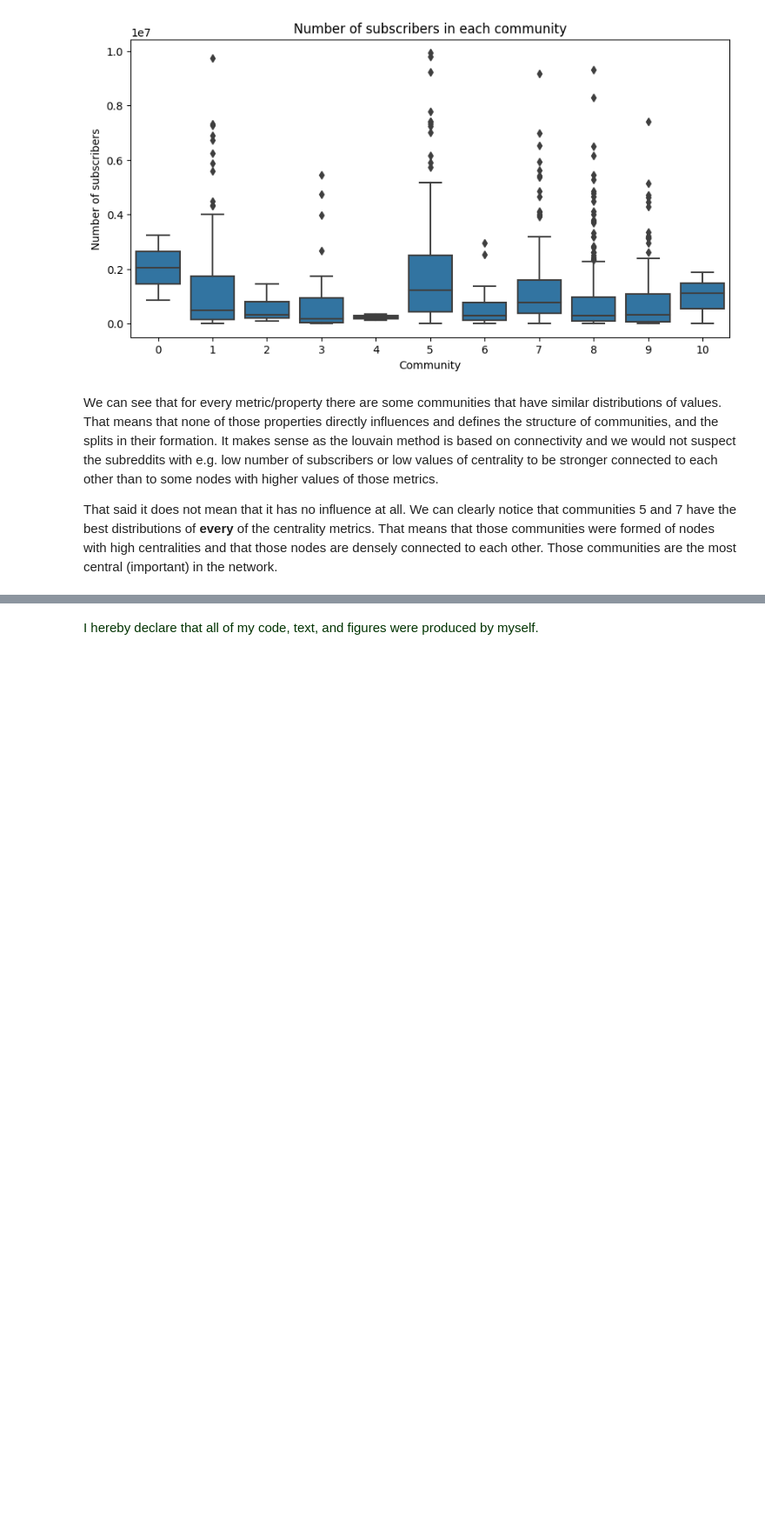
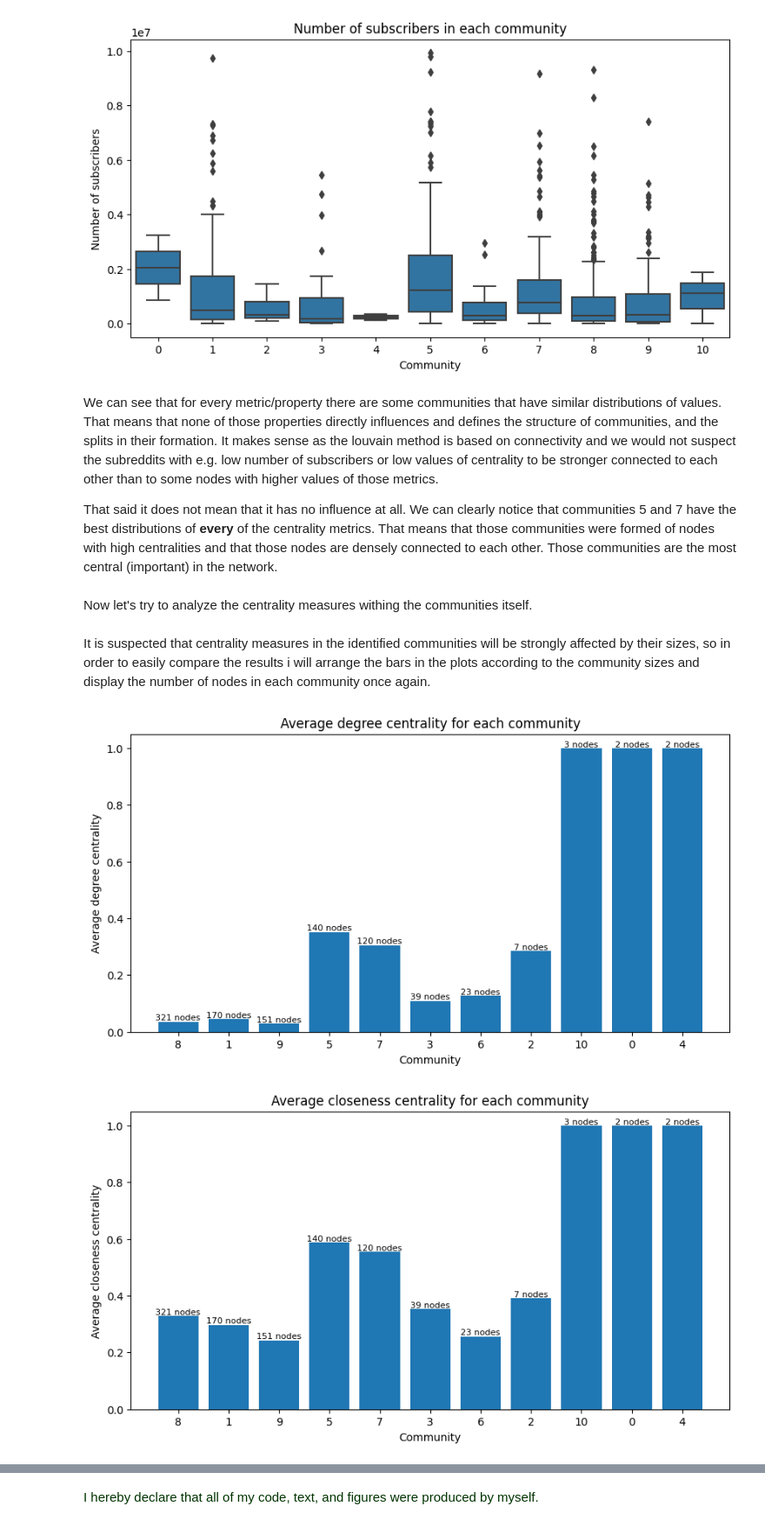
Before and after one commit to steciuk/SNA-reddit-bipartite-analysis, a Jupyter notebook: project.ipynb, the cells around one changed output, grey strips where cells are left out. Shown at 87% size. Drawn from its saved outputs; the diff is of its cells as text; code cells hidden in the pictures; blank space fills up the shorter version.

Commit message:
In communities centralities

```diff
--- a/project.ipynb
+++ b/project.ipynb
@@ -1525,3 +1527,5 @@ Other layout that maybe helpful in visualization of size differences in communit
 subs_lcc_data = pd.read_csv(os.path.join(NETWORKS_PATH, "subreddits_lcc_data.csv"))
 subs_lcc = pd.read_csv(os.path.join(NETWORKS_PATH, "subreddits_lcc.csv"))
 G_subs_lcc_centrality_df = pd.read_csv(os.path.join(NETWORKS_PATH, "subreddits_lcc_centrality.csv"))
+
+G_subs_lcc = nx.from_pandas_edgelist(subs_lcc, source="source", target="target", edge_attr="common_users")
@@ -1544,15 +1548,15 @@ communities = subs_lcc_data["community"].unique().tolist()
 communities.sort()
 
 # Plot the barplot with the number of subreddits in each community. Display the number of subreddits on top of each bar.
+num_subreddits_per_community = {k: v for k, v in subs_lcc_data["community"].value_counts().items()}
 plt.figure(figsize=(10, 5))
-sns.countplot(x="community", data=subs_lcc_data, order=communities, color="C0")
+sns.barplot(x=communities, y=[num_subreddits_per_community[community] for community in communities], color="C0")
 plt.title("Number of subreddits in each community")
 plt.xlabel("Community")
 plt.ylabel("Number of subreddits")
 
 for i, community in enumerate(communities):
-    num_subreddits_in_community = len(subs_lcc_data[subs_lcc_data["community"] == community])
-    plt.text(i, num_subreddits_in_community, num_subreddits_in_community, ha="center", va="bottom")
+    plt.text(i, num_subreddits_per_community[community], num_subreddits_per_community[community], ha="center", va="bottom")
 
 plt.show()
 # %% [output]
@@ -1612,3 +1616,5 @@ plt.show()
 We can see that for every metric/property there are some communities that have similar distributions of values. That means that none of those properties directly influences and defines the structure of communities, and the splits in their formation. It makes sense as the louvain method is based on connectivity and we would not suspect the subreddits with e.g. low number of subscribers or low values of centrality to be stronger connected to each other than to some nodes with higher values of those metrics.
 
 That said it does not mean that it has no influence at all. We can clearly notice that communities 5 and 7 have the best distributions of **every** of the centrality metrics. That means that those communities were formed of nodes with high centralities and that those nodes are densely connected to each other. Those communities are the most central (important) in the network.
+# %% [markdown]
+Now let's try to analyze the centrality measures withing the communities itself.
@@ -1614,0 +1651,23 @@ That said it does not mean that it has no influence at all. We can clearly notic
+# %% [markdown]
+It is suspected that centrality measures in the identified communities will be strongly affected by their sizes, so in order to easily compare the results i will arrange the bars in the plots according to the community sizes and display the number of nodes in each community once again.
+# %%
+# Plot the average centralities for each community
+avg_centralities = ["avg_degree", "avg_closeness", "avg_betweenness", "avg_eigenvector"]
+labels = ["Average degree centrality", "Average closeness centrality", "Average betweenness centrality", "Average eigenvector centrality"]
+
+communities_by_sizes = sorted(communities, key=lambda x: num_subreddits_per_community[x], reverse=True)
+
+for avg_centrality, label in zip(avg_centralities, labels):
+    plt.figure(figsize=(10, 5))
+    plt.bar(x=[f"{community}" for community in communities_by_sizes], height=[G_communities_centralities[community][avg_centrality] for community in communities_by_sizes])
+    plt.title(f"{label} for each community")
+    plt.xlabel("Community")
+    plt.ylabel(label)
+    plt.xticks(communities_by_sizes)
+
+    # Plot sizes of the communitites
+    for i, community in enumerate(communities_by_sizes):
+        plt.text(i, G_communities_centralities[community][avg_centrality], f"{num_subreddits_per_community[community]} nodes", ha="center", va="bottom", fontsize=8)
+# %% [output]
+[figure, added]
+[figure, added]
```
Also changed, not shown: parts of 9 cells of this notebook.
